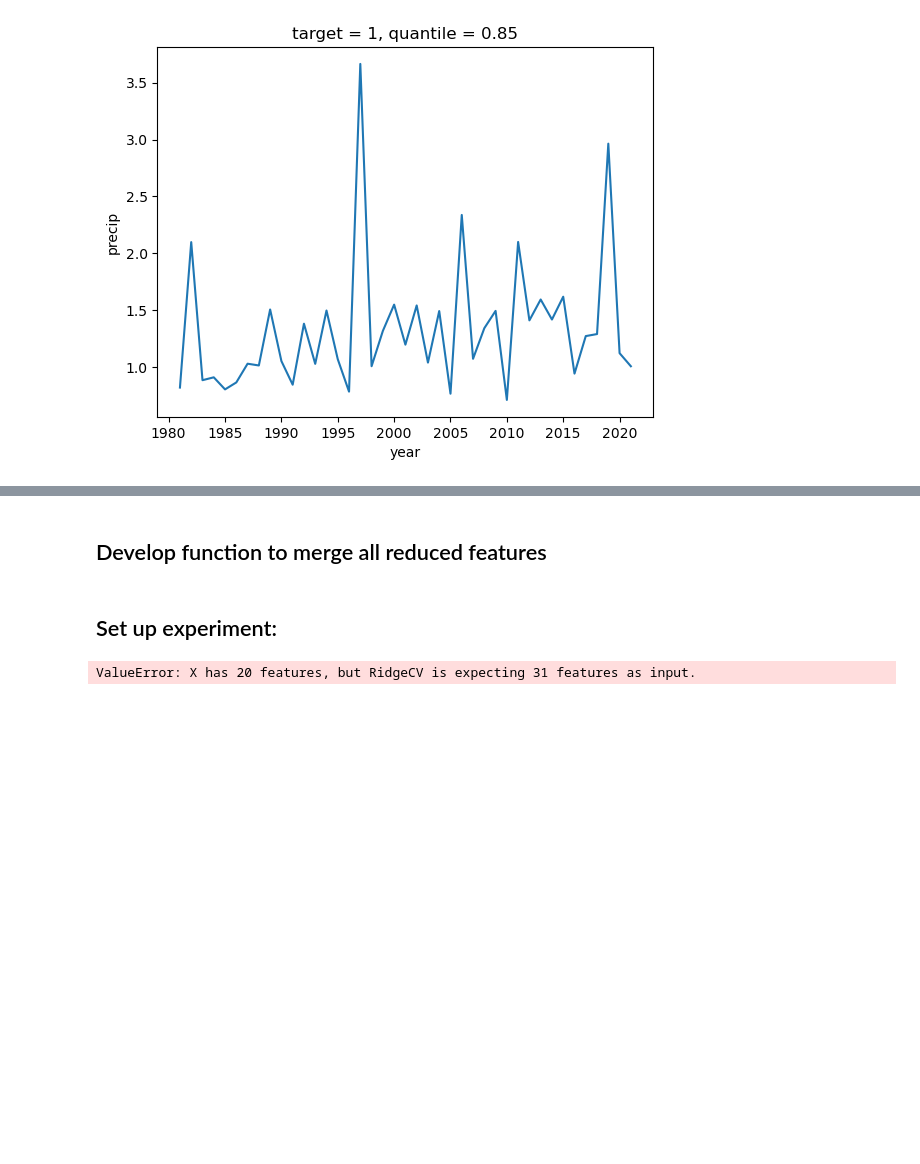
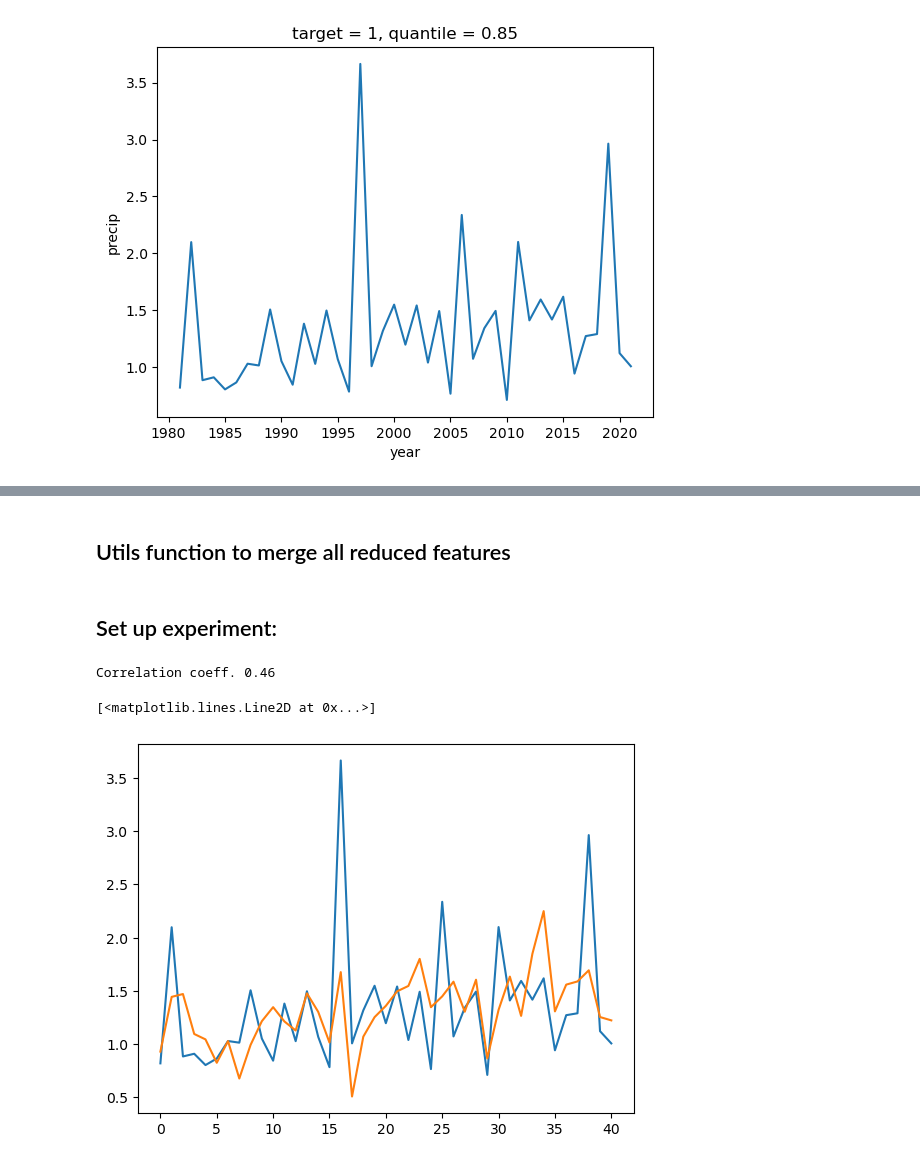
Before and after one commit to AI4S2S/Lorentz_s2spy_workshop, a Jupyter notebook: s2s_seasonal.ipynb, the cells around one changed output, grey strips where cells are left out. Cells and saved outputs as stored; diff of their text form; code cells hidden in the pictures; blank space fills up the shorter version.

```diff
--- a/s2s_seasonal.ipynb
+++ b/s2s_seasonal.ipynb
@@ -47,7 +46,7 @@ def pipeline_dimred(X_train, y, dimred_list = [RGDR()]):
 
     return dimred_list
 # %% [markdown]
-## Develop function to merge all reduced features
+## Utils function to merge all reduced features
 # %%
 def merge_features(X, dimred_list = [RGDR()]):
 
@@ -64,7 +63,7 @@ def merge_features(X, dimred_list = [RGDR()]):
             # give common dimension name to stack features
             features = features.rename({'cluster_labels':'feature'})
             # transform dimensions into shape (samples, features)
-            features = features.transpose("anchor_year", "feature")
+            # features = features.transpose("anchor_year", "feature")
         else: # assuming EOF-like dimred from eofs package
             features = dimred.project_onto_eofs(X_)
             features = features.rename({'mode':'feature'})
@@ -97,44 +96,46 @@ cal = cal.map_years(1981, 2021)
 sst = xr.open_dataarray(os.path.join(path_obs_data, 'preprocessed', 'era5_sst_1959-2021_1_12_daily_2.0deg.nc'))
 sst_resampled = s2spy.time.resample(cal, sst)
 # Get and resample SM precursor field
-SM = xr.open_dataarray(os.path.join(path_obs_data, 'preprocessed', 'gleam_smsurface_1980-2021_daily_1.0deg_65S-65N.nc'))
-SM_resampled = s2spy.time.resample(cal, SM)
+# SM = xr.open_dataarray(os.path.join(path_obs_data, 'preprocessed', 'gleam_smsurface_1980-2021_daily_1.0deg_65S-65N.nc'))
+# SM_resampled = s2spy.time.resample(cal, SM)
 
 # Select lags
 lags = np.arange(0,2)
-X = [sst_resampled['sst'].sel(i_interval=lags), SM_resampled['SMsurf'].sel(i_interval=lags)]
+X = [sst_resampled['sst'].sel(i_interval=lags)]
 # select dimensionality reduction method per precursor dataset
-dimred_list = [RGDR(), RGDR()]
+dimred_list = [RGDR()]
 # %%
 # Run experiment
 
 
 # Define outer cross-validation
-n_splits = 3
+n_splits = 10
 kfold = KFold(n_splits=n_splits)
 cv = s2spy.traintest.TrainTestSplit(kfold)
 
 test_pred = [] ; features_test_all = []
 for i, (x_train, x_test, y_train, y_test) in enumerate(cv.split(*X, y=y)):
 
     # return fitted dimensionality reduction
     dimred_list = pipeline_dimred(x_train, y_train, dimred_list=dimred_list)
 
     # get features
     features_train = merge_features(x_train, dimred_list = dimred_list)
     features_test = merge_features(x_test, dimred_list = dimred_list)
     # print(x_train[0].shape, x_train[1].shape)
     # print(feautures_train.shape)
     regressor.fit(features_train.values, y_train.values)
 
     y_pred_train = regressor.predict(features_train)
     y_pred = regressor.predict(features_test)
 
 
     features_test_all.append(features_test)
     test_pred.append(y_pred)
 
-# print('Correlation coeff. {:.2f}'.format(np.corrcoef(y, np.concatenate(test_pred))[0][1]))
-# plt.plot(y) ; plt.plot(np.concatenate(test_pred))
+print('Correlation coeff. {:.2f}'.format(np.corrcoef(y, np.concatenate(test_pred))[0][1]))
+plt.plot(y) ; plt.plot(np.concatenate(test_pred))
 # %% [output]
-ValueError: X has 20 features, but RidgeCV is expecting 31 features as input.
+Correlation coeff. 0.46
+[<matplotlib.lines.Line2D at 0x...>]
+[figure, added]
```
Also changed, not shown: parts of 4 cells of this notebook, 1 other file.
